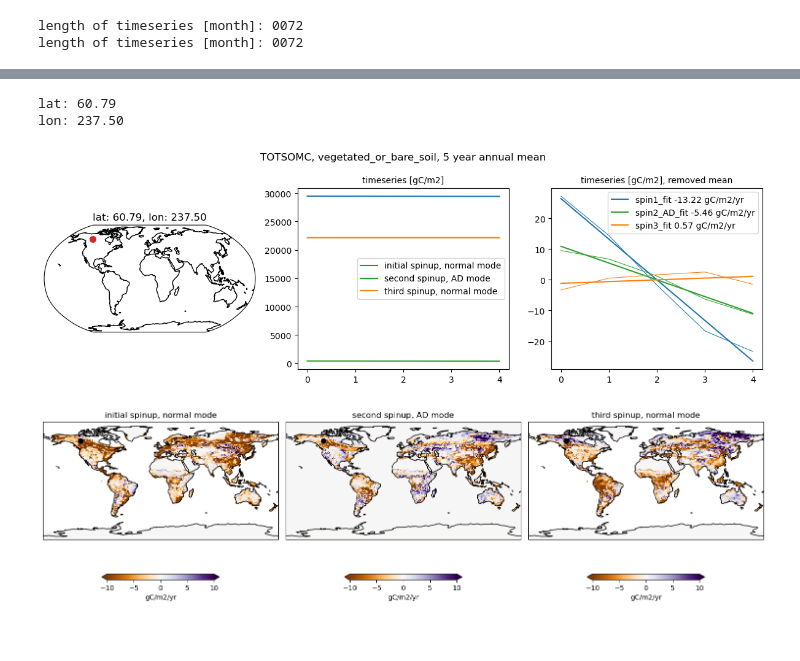
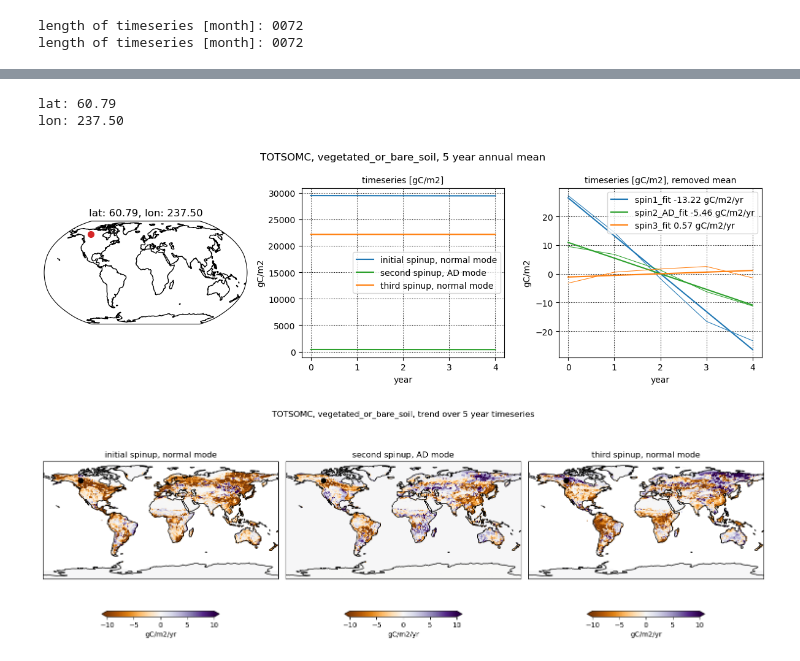
Before and after one commit to bbuchovecky/flat10_cuptake, a Jupyter notebook: 03_landunit-to-latlon.ipynb, the cells around one changed output, grey strips where cells are left out. Saved outputs shown, nothing was run; the diff lists cells and outputs as text; code cells hidden in the pictures; blank space fills up the shorter version.

```diff
--- a/03_landunit-to-latlon.ipynb
+++ b/03_landunit-to-latlon.ipynb
@@ -298,12 +323,17 @@ cntax.plot(ispin.year, (ispin_fit[1] + ispin_fit[0] * ispin.year) - ispin.mean()
 cntax.set_title("timeseries [gC/m2], removed mean", fontsize=10)
 cntax.legend()
 
+for ax in [tndax, cntax]:
+    ax.set_xlabel("year")
+    ax.set_ylabel("gC/m2")
+    ax.grid(True, lw=0.75, c="k", ls=":")
+
 plt.suptitle(f"TOTSOMC, {typlunit_name[ilunit]}, 5 year annual mean", fontsize=12)
 plt.tight_layout()
 # %% [output]
 lat: 60.79
 lon: 237.50
-[figure, old version]
+[figure, new version]
 # %%
 orig_fit = orig_totsomc.polyfit(dim="year", deg=1).polyfit_coefficients
 spin_fit = spin_totsomc.polyfit(dim="year", deg=1).polyfit_coefficients
@@ -326,31 +356,32 @@ orig_fit[0].plot.pcolormesh(
 origax.set_title("initial spinup, normal mode")
 
 bgc_fit[0].isel(typlunit=0).plot.pcolormesh(
     ax=bgcax, transform=ccrs.PlateCarree(),
     cmap="PuOr", vmin=-10, vmax=10,
     cbar_kwargs={
         "label": "gC/m2/yr",
         "orientation": "horizontal",
         "location": "bottom",
         "shrink": 0.5,},
     )
 bgcax.set_title("second spinup, AD mode")
 
 spin_fit[0].plot.pcolormesh(
     ax=spinax, transform=ccrs.PlateCarree(),
     cmap="PuOr", vmin=-10, vmax=10,
     cbar_kwargs={
         "label": "gC/m2/yr",
         "orientation": "horizontal",
         "location": "bottom",
         "shrink": 0.5,},
     )
 spinax.set_title("third spinup, normal mode")
 
 for ax in [origax, bgcax, spinax]:
     ax.coastlines()
     ax.plot(orig_totsomc.lon.isel(lon=ilon).values, orig_totsomc.lat.isel(lat=ilat).values, marker='o', ms=7, c='k', transform=ccrs.PlateCarree())
 
+plt.suptitle(f"TOTSOMC, {typlunit_name[ilunit]}, trend over 5 year timeseries", fontsize=12)
 plt.tight_layout()
 # %% [output]
-[figure, old version]
+[figure, new version]
```
Also changed, not shown: parts of 5 cells of this notebook.
